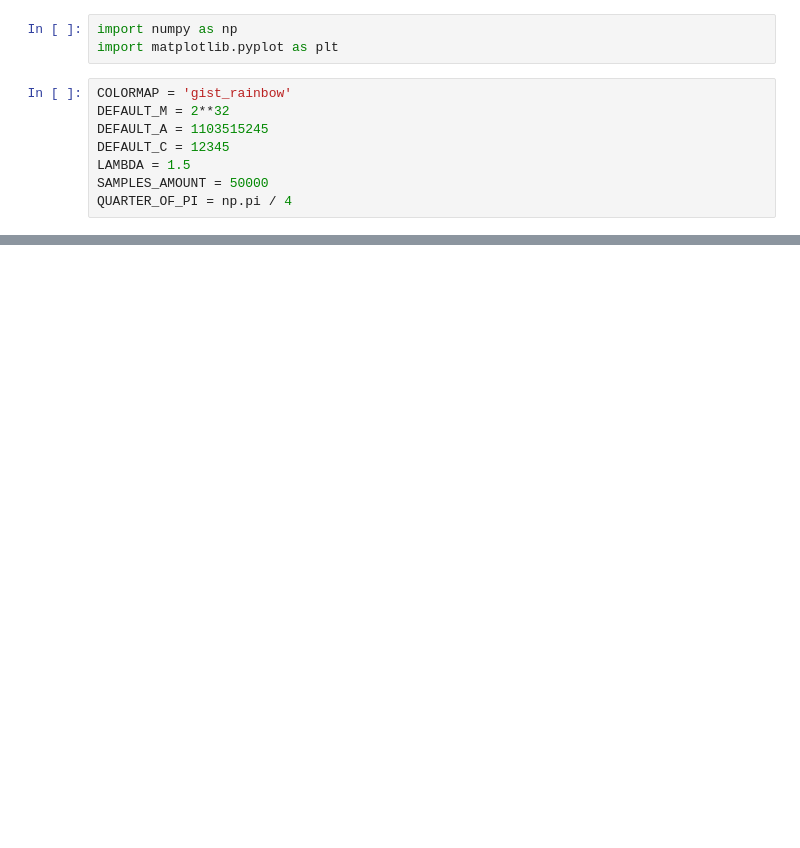
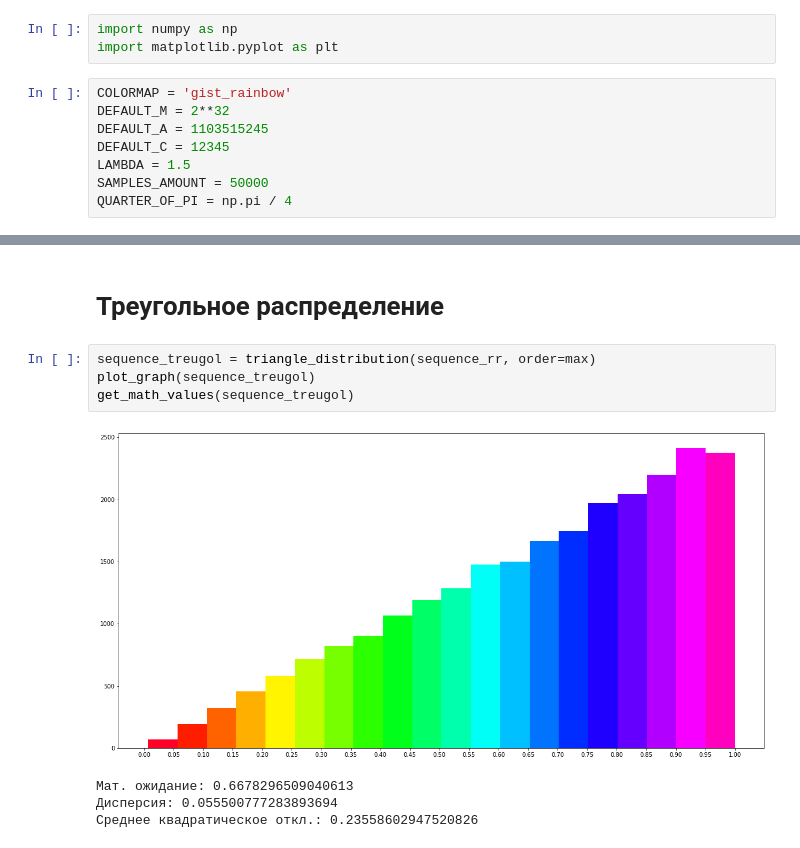
Before and after one commit to IAmVisco/sammod, a Jupyter notebook: LCG.ipynb, the cells around one changed output, grey strips where cells are left out. Cells and saved outputs as stored; diff of their text form; blank space fills up the shorter version.

```diff
--- a/LCG.ipynb
+++ b/LCG.ipynb
@@ -91,0 +134,11 @@ get_math_values(sequence)
+# %% [markdown]
+# Треугольное распределение
+# %%
+sequence_treugol = triangle_distribution(sequence_rr, order=max)
+plot_graph(sequence_treugol)
+get_math_values(sequence_treugol)
+# %% [output]
+[figure, added]
+Мат. ожидание: 0.6678296509040613
+Дисперсия: 0.055500777283893694
+Среднее квадратическое откл.: 0.23558602947520826
```
Also changed, not shown: parts of 18 cells of this notebook.
